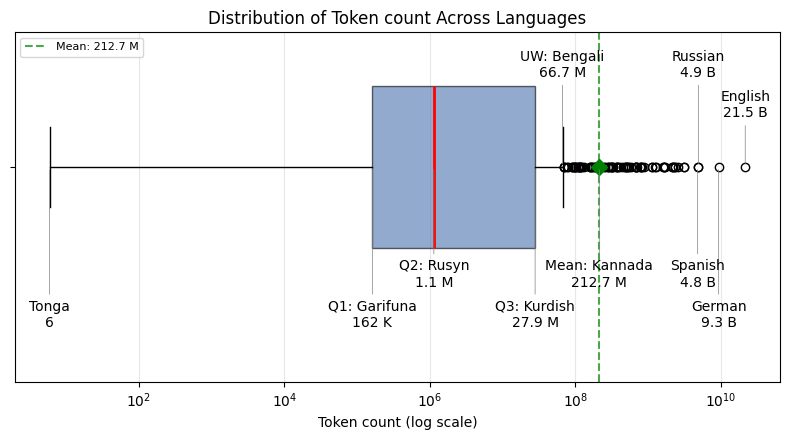
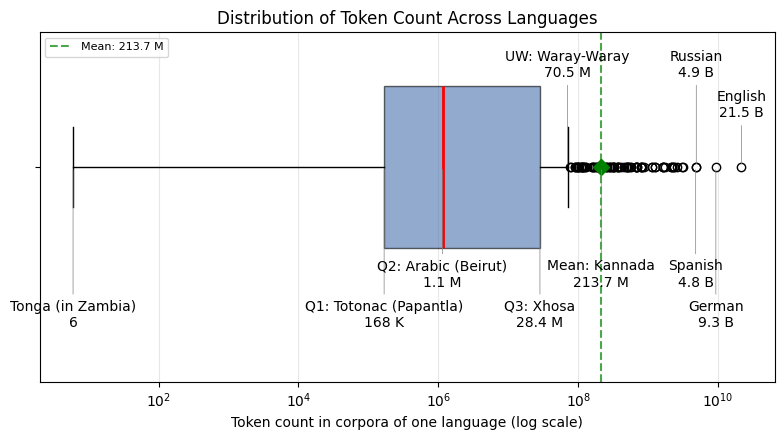
Code edit (unified diff) that turned the first committed figure into the second:
--- before
+++ after
@@ -4,7 +4,8 @@
 
 df = pd.read_csv("../../../results/1_process/3_truncate/statistics.csv")
-sc = pd.read_csv("../../../src/1_process/0_download/leipzig/lepzig_shortcuts.csv")
-code_to_name = dict(zip(sc["code"], sc["language"]))
-df["name"] = df["file"].map(code_to_name).fillna(df["file"])
+ml = pd.read_csv("../../../metadata/languages.csv", keep_default_na=False)
+code_to_name = dict(zip(ml["iso_code"], ml["name"]))
+
+df["name"] = df["file"].str.split("_").str[0].map(code_to_name).fillna(df["file"])
 
 s = df["total_frequency"].dropna()
@@ -15,9 +16,12 @@
 actual_uw = s[s <= upper_whisker_limit].max()
 
-def _fmt(v):
+def _format_big_numbers(v):
     """Format a number (K / M / B)."""
-    if v >= 1e9:   return f"{v/1e9:,.1f} B"
-    if v >= 1e6:   return f"{v/1e6:,.1f} M"
-    if v >= 1e3:   return f"{v/1e3:,.0f} K"
+    if v >= 1e9:
+        return f"{v/1e9:,.1f} B"
+    if v >= 1e6:
+        return f"{v/1e6:,.1f} M"
+    if v >= 1e3:
+        return f"{v/1e3:,.0f} K"
     return f"{v:,.0f}"
 
@@ -27,5 +31,5 @@
     return df.loc[idx, "name"], df.loc[idx, "total_frequency"]
 
-# Find representative languages for each landmark
+# representative languages
 min_name, min_val = _nearest(s.min())
 q1_name, q1_val   = _nearest(q1)
@@ -36,5 +40,5 @@
 max_name, max_val  = _nearest(s.max())
 
-# Also find top N largest for extra context
+# top N largest
 N_LARGEST = 4
 top_n = df.nlargest(N_LARGEST, "total_frequency")
@@ -50,20 +54,20 @@
                 meanprops=dict(marker="D", markerfacecolor="green", markeredgecolor="green", markersize=8))
 
-ax.axvline(mean, color="green", linestyle="--", alpha=0.7, label=f"Mean: {_fmt(mean)}")
+ax.axvline(mean, color="green", linestyle="--", alpha=0.7, label=f"Mean: {_format_big_numbers(mean)}")
 
-# Annotations: automatically derived from data
+# automatic annotations
 annotations = [
-    (s.min(), f"{min_name}\n{_fmt(min_val)}", BOTTOM),
-    (q1,      f"Q1: {q1_name}\n{_fmt(q1)}", BOTTOM),
-    (q2,      f"Q2: {q2_name}\n{_fmt(q2)}", BOTTOM + 0.15),
-    (q3,      f"Q3: {q3_name}\n{_fmt(q3)}", BOTTOM),
-    (actual_uw, f"UW: {uw_name}\n{_fmt(uw_val)}", TOP),
-    (mean,    f"Mean: {mean_name}\n{_fmt(mean)}", BOTTOM + 0.15),
+    (s.min(), f"{min_name}\n{_format_big_numbers(min_val)}", BOTTOM),
+    (q1,      f"Q1: {q1_name}\n{_format_big_numbers(q1)}", BOTTOM),
+    (q2,      f"Q2: {q2_name}\n{_format_big_numbers(q2)}", BOTTOM + 0.15),
+    (q3,      f"Q3: {q3_name}\n{_format_big_numbers(q3)}", BOTTOM),
+    (actual_uw, f"UW: {uw_name}\n{_format_big_numbers(uw_val)}", TOP),
+    (mean,    f"Mean: {mean_name}\n{_format_big_numbers(mean)}", BOTTOM + 0.15),
 ]
 
-# Add top N languages – each height is individually editable
-top_positions = [TOP - 0.15, BOTTOM, TOP, BOTTOM + 0.15]  # extend as needed for more
+# top N languages
+top_positions = [TOP - 0.15, BOTTOM, TOP, BOTTOM + 0.15]
 for i, (_, row) in enumerate(top_n.iterrows()):
-    annotations.append((row["total_frequency"], f"{row['name']}\n{_fmt(row['total_frequency'])}", top_positions[i]))
+    annotations.append((row["total_frequency"], f"{row['name']}\n{_format_big_numbers(row['total_frequency'])}", top_positions[i]))
 
 for val, label, y_off in annotations:
@@ -73,6 +77,6 @@
 
 ax.set_xscale("log")
-ax.set_xlabel("Token count (log scale)")
-ax.set_title("Distribution of Token count Across Languages")
+ax.set_xlabel("Token count in corpora of one language (log scale)")
+ax.set_title("Distribution of Token Count Across Languages")
 ax.set_yticklabels([])
 ax.set_ylim(0.2, 1.5)
@@ -87,5 +91,4 @@
 print(f"Upper whisker limit: {upper_whisker_limit:,.0f}")
 
-# Landmark languages
 print("\n── Landmark languages ──")
 for label, name, val in [("Min", min_name, min_val), ("Q1", q1_name, q1_val),

Commit: refactor: update notebooks